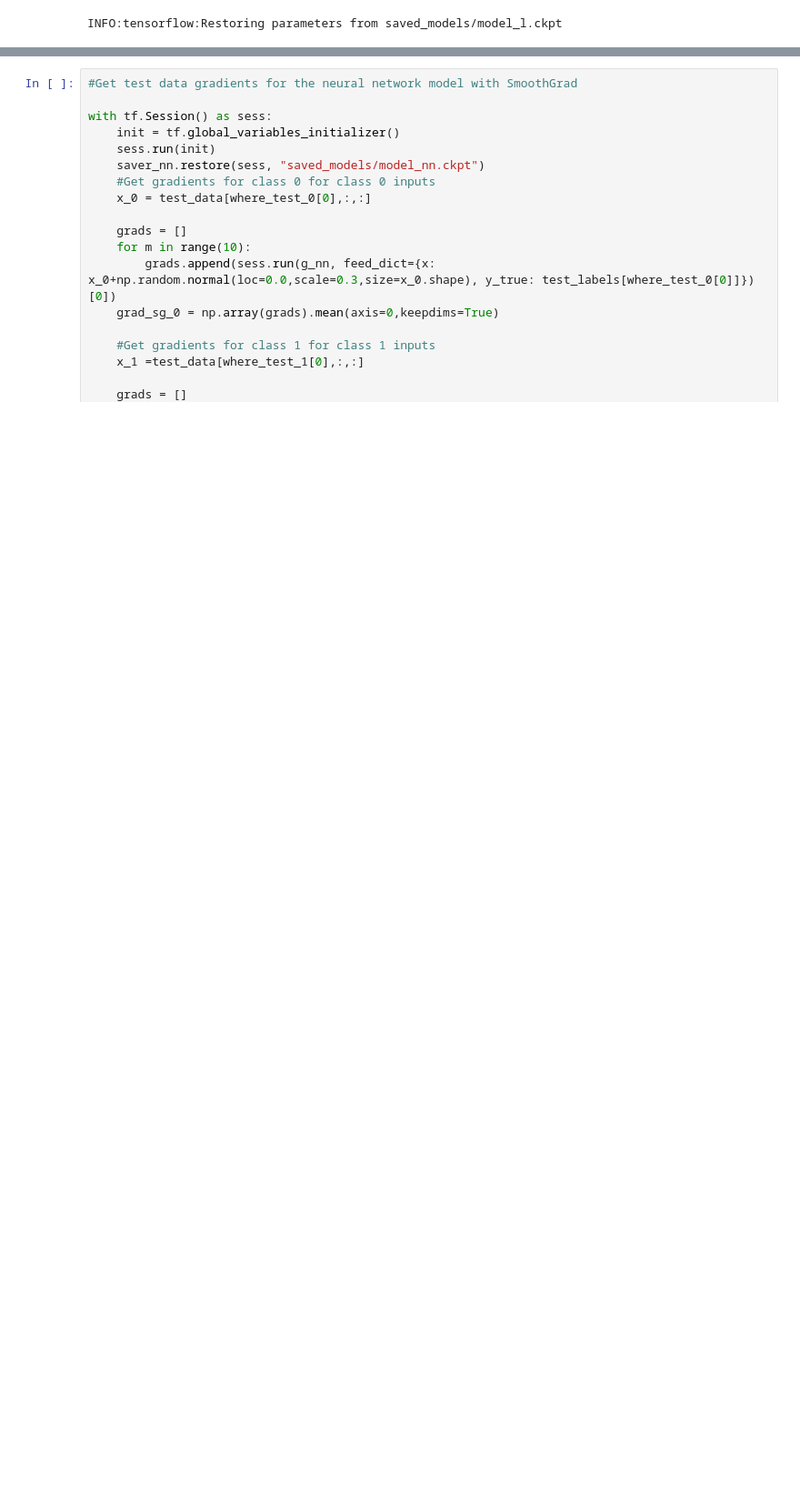
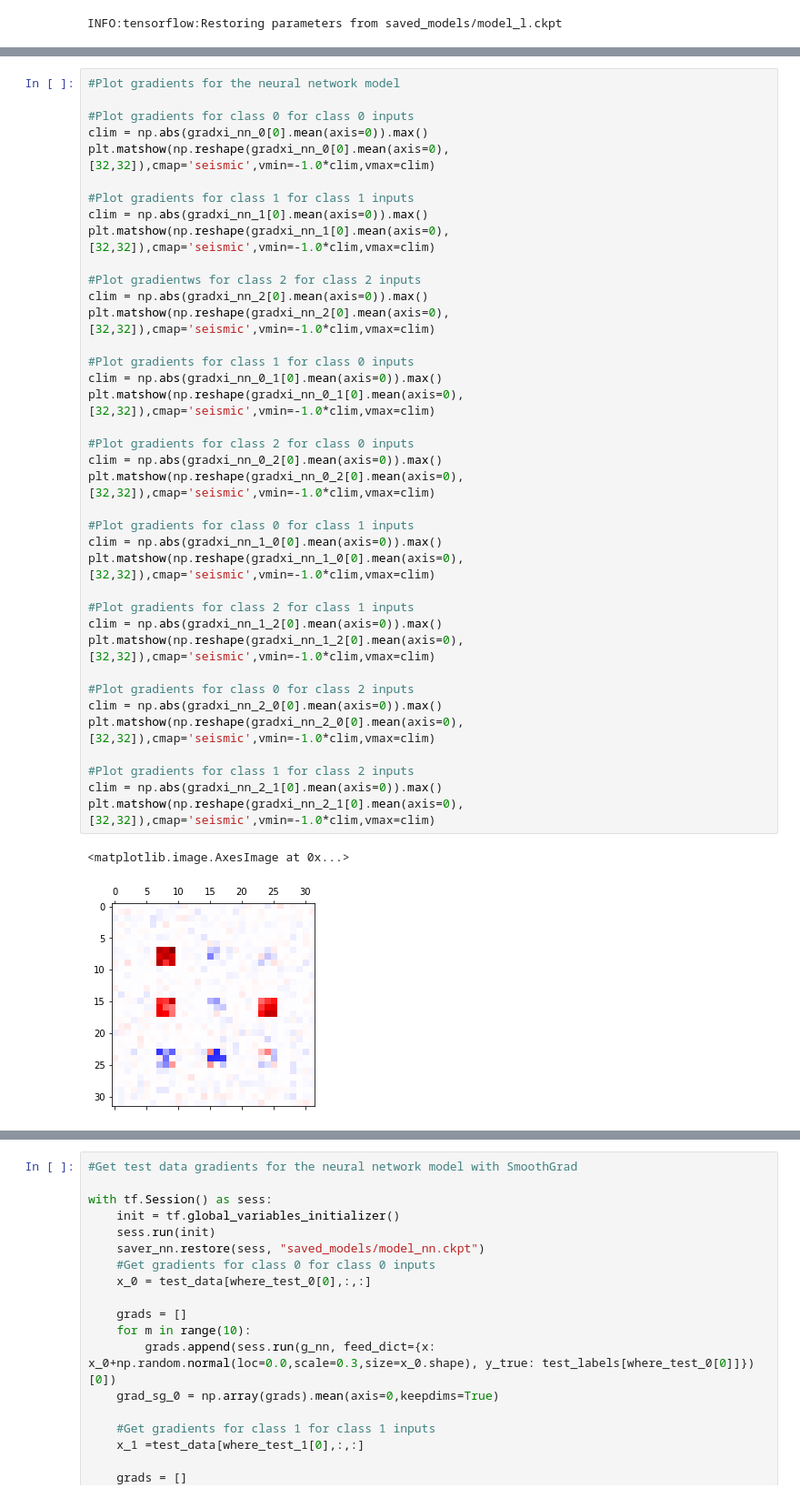
Before and after one commit to patrick-mcclure/adversarial_training_for_fmri_decoding, a Jupyter notebook: Synthetic/Synthetic_Decoding.ipynb, the cells around one changed output, grey strips where cells are left out. Shown at 91% size. Cells and saved outputs as stored; diff of their text form; blank space fills up the shorter version.

```diff
--- a/Synthetic/Synthetic_Decoding.ipynb
+++ b/Synthetic/Synthetic_Decoding.ipynb
@@ -495,0 +514,41 @@ plt.matshow(np.reshape(grad_nn_2_1[0].mean(axis=0),[32,32]),cmap='seismic',vmin=
+# %%
+#Plot gradients for the neural network model
+
+#Plot gradients for class 0 for class 0 inputs
+clim = np.abs(gradxi_nn_0[0].mean(axis=0)).max()
+plt.matshow(np.reshape(gradxi_nn_0[0].mean(axis=0),[32,32]),cmap='seismic',vmin=-1.0*clim,vmax=clim)
+
+#Plot gradients for class 1 for class 1 inputs
+clim = np.abs(gradxi_nn_1[0].mean(axis=0)).max()
+plt.matshow(np.reshape(gradxi_nn_1[0].mean(axis=0),[32,32]),cmap='seismic',vmin=-1.0*clim,vmax=clim)
+
+#Plot gradientws for class 2 for class 2 inputs
+clim = np.abs(gradxi_nn_2[0].mean(axis=0)).max()
+plt.matshow(np.reshape(gradxi_nn_2[0].mean(axis=0),[32,32]),cmap='seismic',vmin=-1.0*clim,vmax=clim)
+
+#Plot gradients for class 1 for class 0 inputs
+clim = np.abs(gradxi_nn_0_1[0].mean(axis=0)).max()
+plt.matshow(np.reshape(gradxi_nn_0_1[0].mean(axis=0),[32,32]),cmap='seismic',vmin=-1.0*clim,vmax=clim)
+
+#Plot gradients for class 2 for class 0 inputs
+clim = np.abs(gradxi_nn_0_2[0].mean(axis=0)).max()
+plt.matshow(np.reshape(gradxi_nn_0_2[0].mean(axis=0),[32,32]),cmap='seismic',vmin=-1.0*clim,vmax=clim)
+
+#Plot gradients for class 0 for class 1 inputs
+clim = np.abs(gradxi_nn_1_0[0].mean(axis=0)).max()
+plt.matshow(np.reshape(gradxi_nn_1_0[0].mean(axis=0),[32,32]),cmap='seismic',vmin=-1.0*clim,vmax=clim)
+
+#Plot gradients for class 2 for class 1 inputs
+clim = np.abs(gradxi_nn_1_2[0].mean(axis=0)).max()
+plt.matshow(np.reshape(gradxi_nn_1_2[0].mean(axis=0),[32,32]),cmap='seismic',vmin=-1.0*clim,vmax=clim)
+
+#Plot gradients for class 0 for class 2 inputs
+clim = np.abs(gradxi_nn_2_0[0].mean(axis=0)).max()
+plt.matshow(np.reshape(gradxi_nn_2_0[0].mean(axis=0),[32,32]),cmap='seismic',vmin=-1.0*clim,vmax=clim)
+
+#Plot gradients for class 1 for class 2 inputs
+clim = np.abs(gradxi_nn_2_1[0].mean(axis=0)).max()
+plt.matshow(np.reshape(gradxi_nn_2_1[0].mean(axis=0),[32,32]),cmap='seismic',vmin=-1.0*clim,vmax=clim)
+# %% [output]
+<matplotlib.image.AxesImage at 0x...>
+[figure, added]
```
Also changed, not shown: parts of 91 cells of this notebook, 10 other files.
